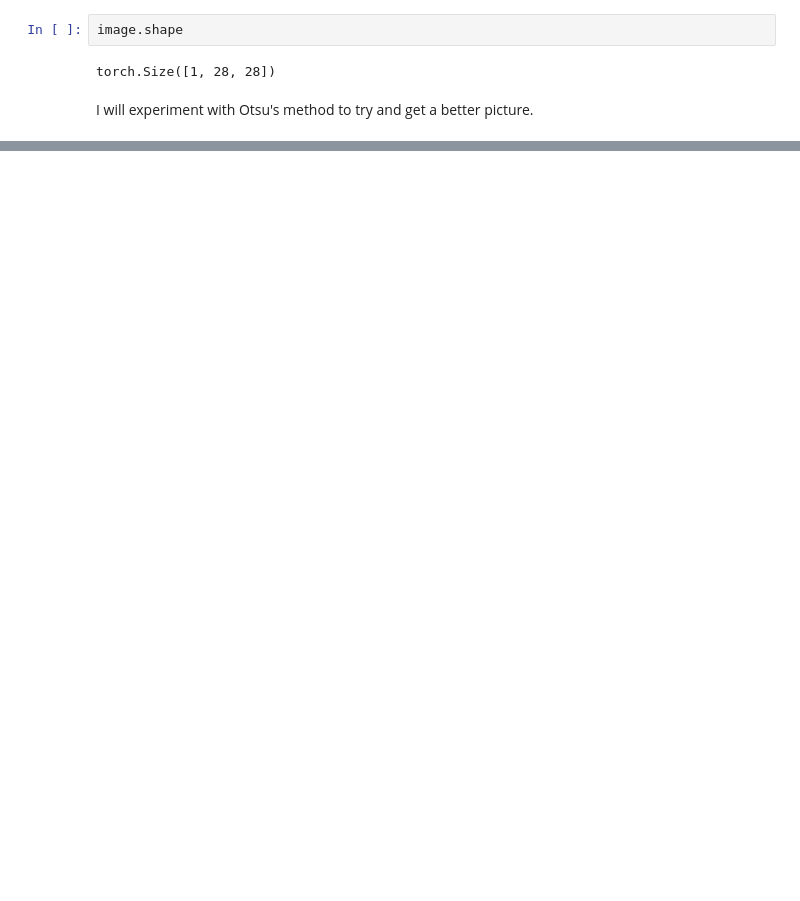
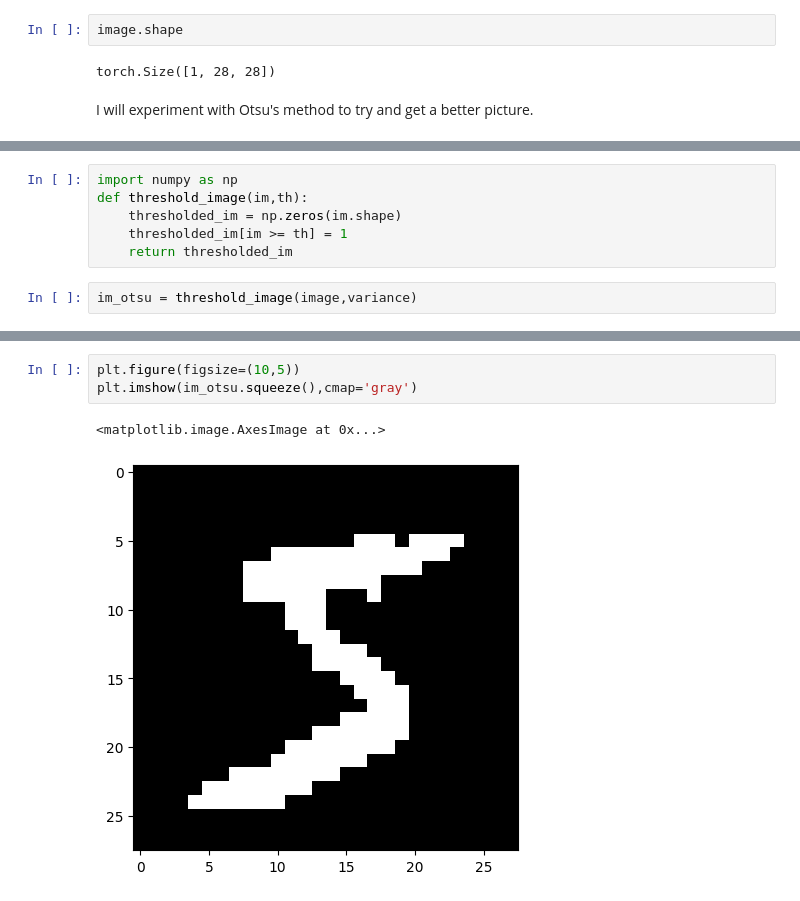
Before and after one commit to haldonmez/mnist-digit-recognizer, a Jupyter notebook: Model_2.ipynb, the cells around one changed output, grey strips where cells are left out. Saved outputs shown, nothing was run; the diff lists cells and outputs as text; blank space fills up the shorter version.

```diff
--- a/Model_2.ipynb
+++ b/Model_2.ipynb
@@ -115,0 +91,8 @@ def otsu_threshold(image, max_L):
+# %%
+import numpy as np
+def threshold_image(im,th):
+    thresholded_im = np.zeros(im.shape)
+    thresholded_im[im >= th] = 1
+    return thresholded_im
+# %%
+im_otsu = threshold_image(image,variance)
@@ -115,0 +105,6 @@ def otsu_threshold(image, max_L):
+# %%
+plt.figure(figsize=(10,5))
+plt.imshow(im_otsu.squeeze(),cmap='gray')
+# %% [output]
+<matplotlib.image.AxesImage at 0x...>
+[figure, added]
```
Also changed, not shown: parts of 5 cells of this notebook.
